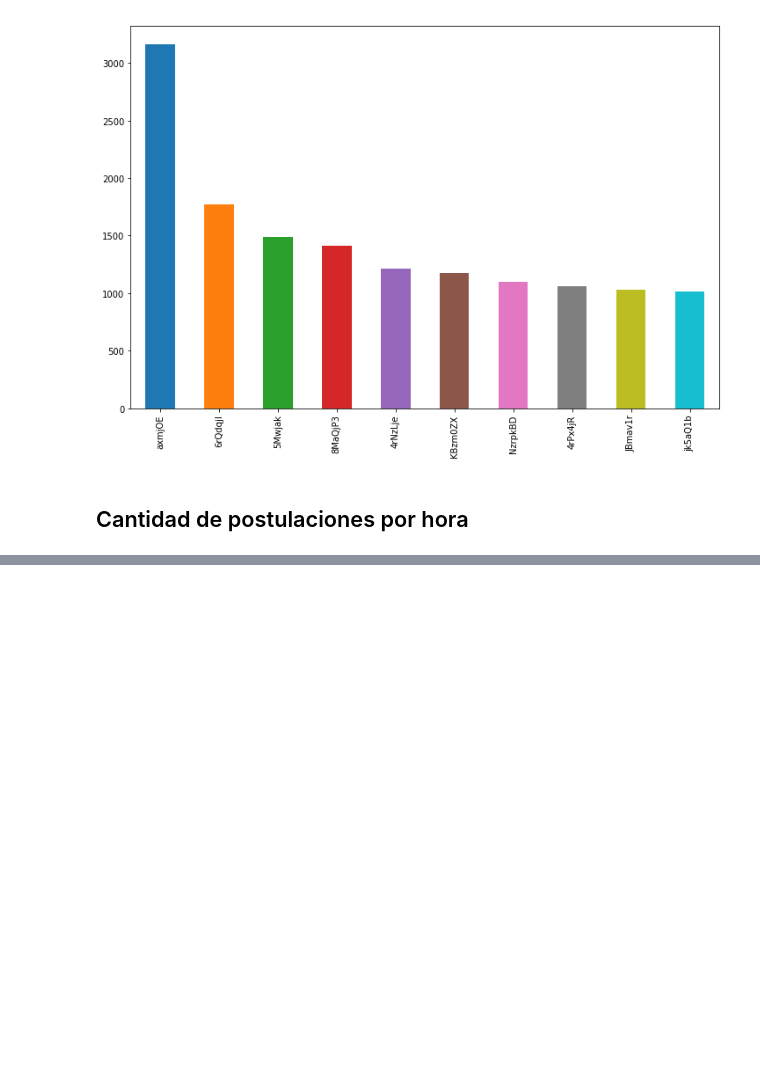
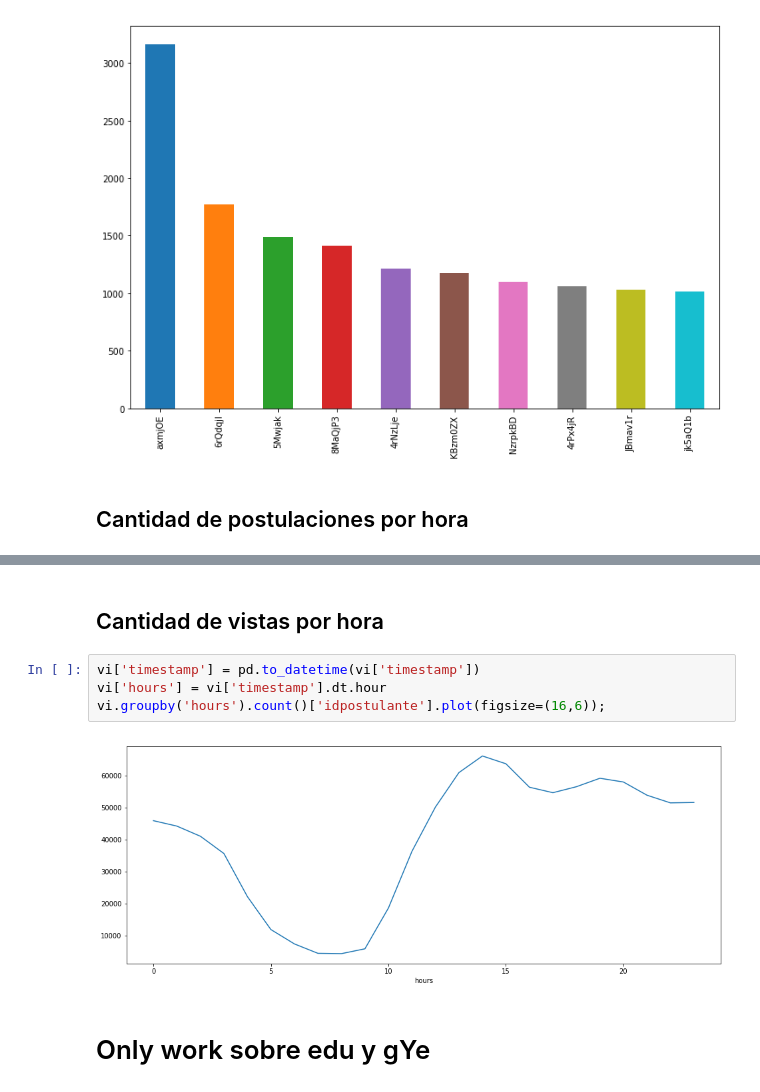
Before and after one commit to lucioll/NaventDatosTP, a Jupyter notebook: TP1Fabri.ipynb, the cells around one changed output, grey strips where cells are left out. Cells and saved outputs as stored; diff of their text form; blank space fills up the shorter version.

```diff
--- a/TP1Fabri.ipynb
+++ b/TP1Fabri.ipynb
@@ -84,0 +93,10 @@ post.groupby('hours').count()['idpostulante'].plot(figsize=(14,4));
+# %% [markdown]
+## Cantidad de vistas por hora
+# %%
+vi['timestamp'] = pd.to_datetime(vi['timestamp'])
+vi['hours'] = vi['timestamp'].dt.hour
+vi.groupby('hours').count()['idpostulante'].plot(figsize=(16,6));
+# %% [output]
+[figure, added]
+# %% [markdown]
+# Only work sobre edu y gYe
```
Also changed, not shown: parts of 7 cells of this notebook, 1 other file.
